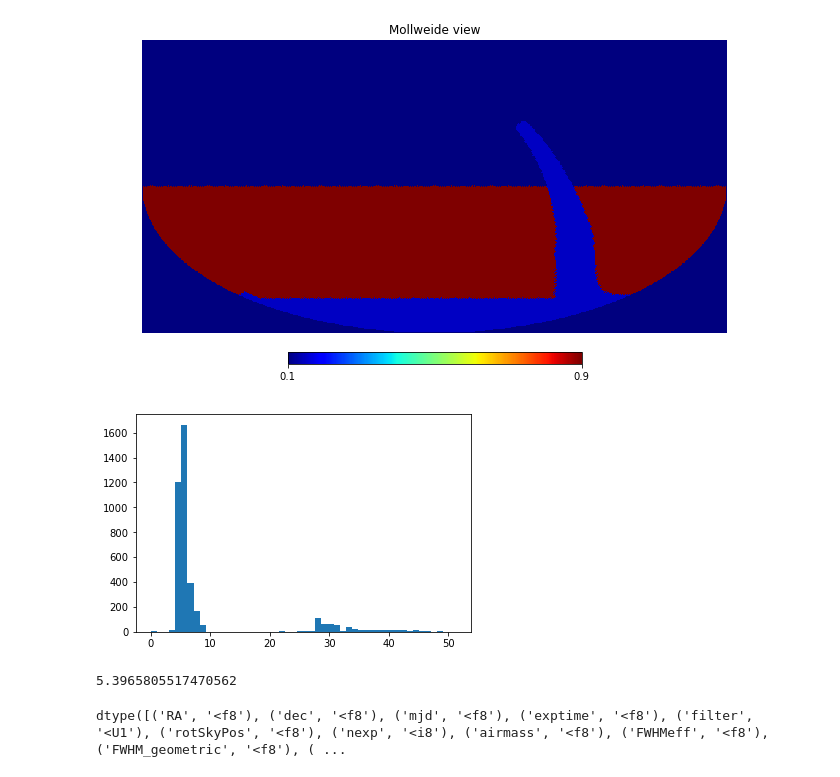
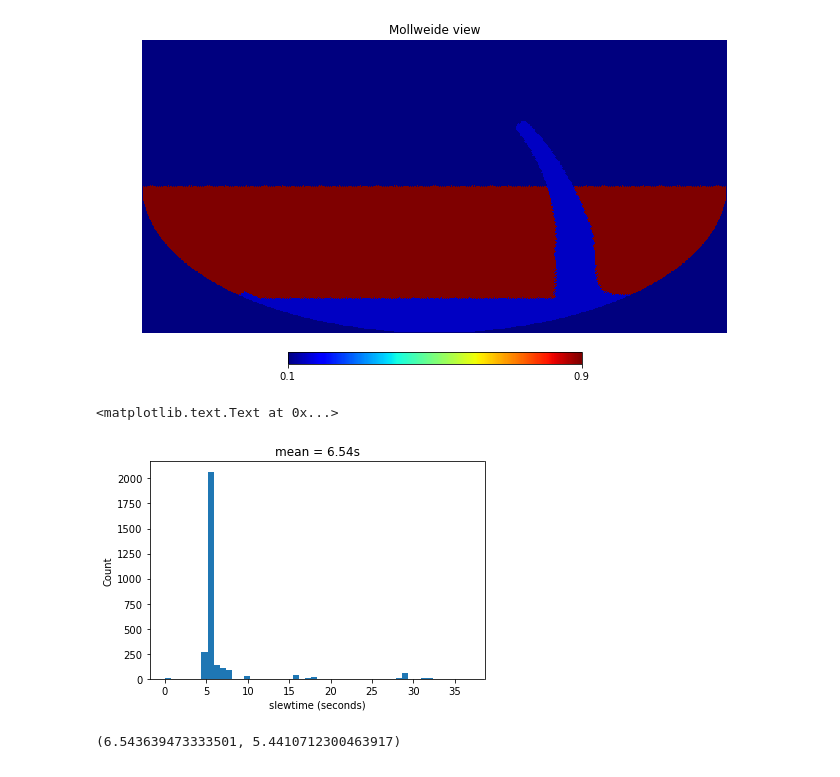
Before and after one commit to lsst-sims/legacy_sims_featureScheduler, a Jupyter notebook: examples/Standards/y_marching_south.ipynb, the cells around one changed output. Drawn from its saved outputs; the diff is of its cells as text; code cells hidden in the pictures.

```diff
--- a/examples/Standards/y_marching_south.ipynb
+++ b/examples/Standards/y_marching_south.ipynb
@@ -6,20 +6,20 @@ from lsst.sims.speedObservatory import Speed_observatory
 import healpy as hp
 import matplotlib.pylab as plt
 # %%
-survey_length = 90 # days
+survey_length = 3.5 # days
 # Define what we want the final visit ratio map to look like
 target_map = fs.standard_goals()['y']
 bfs = []
 # Target number of observations
 bfs.append(fs.Target_map_basis_function(filtername='y', target_map=target_map))
 # Mask everything but the South
-bfs.append(fs.Quadrant_basis_function(quadrants=['S']))
+bfs.append(fs.Quadrant_basis_function(quadrants=['S'], azWidth=15., maxAlt=82.))
 # throw in the depth percentile for good measure
 bfs.append(fs.Depth_percentile_basis_function())
 
-weights = np.array([10., 1., .5])
+weights = np.array([1., 1., 1.])
 
-survey = fs.Marching_army_survey(bfs, weights)
+survey = fs.Marching_army_survey(bfs, weights, npick=40)
 scheduler = fs.Core_scheduler([survey])
 # %%
 observatory = Speed_observatory()
@@ -56,13 +67,13 @@ hp.mollview(target_map, min=0.1, cmap='jet')
 [figure]
 # %%
 none = plt.hist(observations['slewtime'], bins=50)
+plt.xlabel('slewtime (seconds)')
+plt.ylabel('Count')
+plt.title('mean = %.2fs' % np.mean(observations['slewtime']))
 # %% [output]
+<matplotlib.text.Text at 0x...>
-[figure, old version]
+[figure, new version]
 # %%
-np.mean(observations['slewtime'][0:40])
+np.mean(observations['slewtime']), np.median(observations['slewtime'])
 # %% [output]
-5.3965805517470562
+(6.543639473333501, 5.4410712300463917)
-# %%
-observations.dtype
-# %% [output]
-dtype([('RA', '<f8'), ('dec', '<f8'), ('mjd', '<f8'), ('exptime', '<f8'), ('filter', '<U1'), ('rotSkyPos', '<f8'), ('nexp', '<i8'), ('airmass', '<f8'), ('FWHMeff', '<f8'), ('FWHM_geometric', '<f8'), ( ...
```
Also changed, not shown: parts of 11 cells of this notebook, 4 other files.
